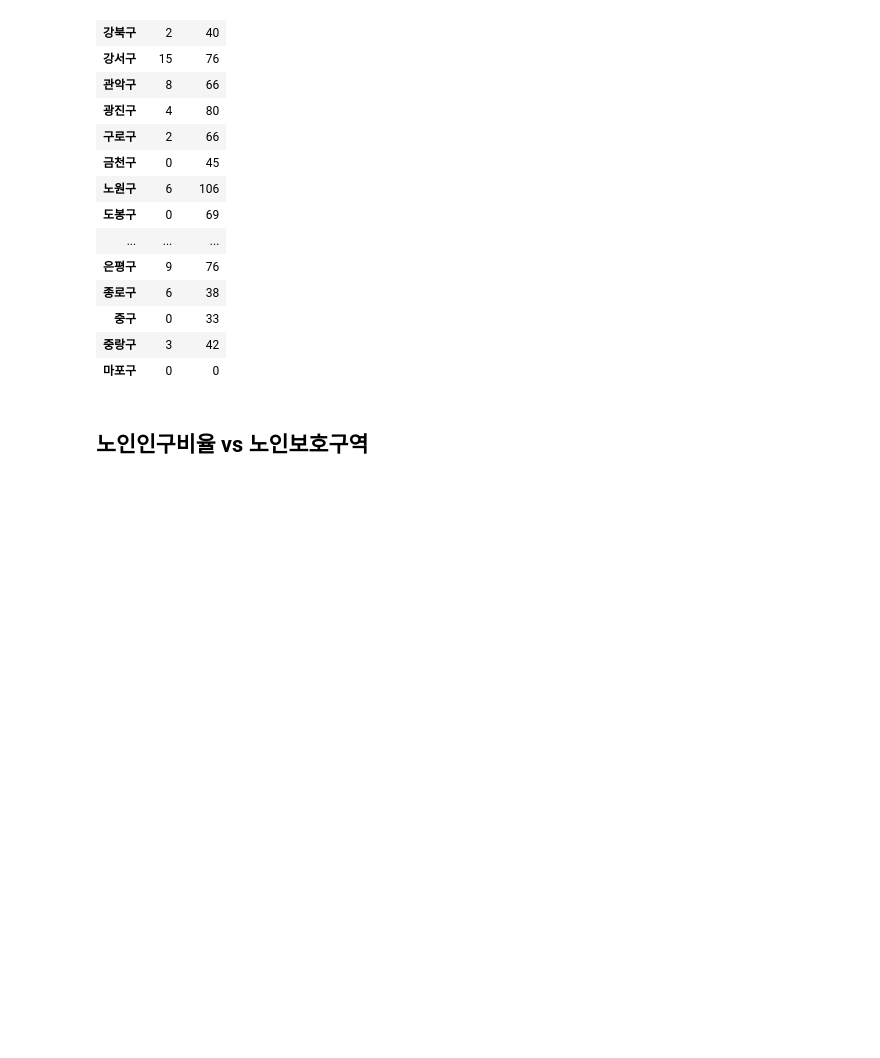
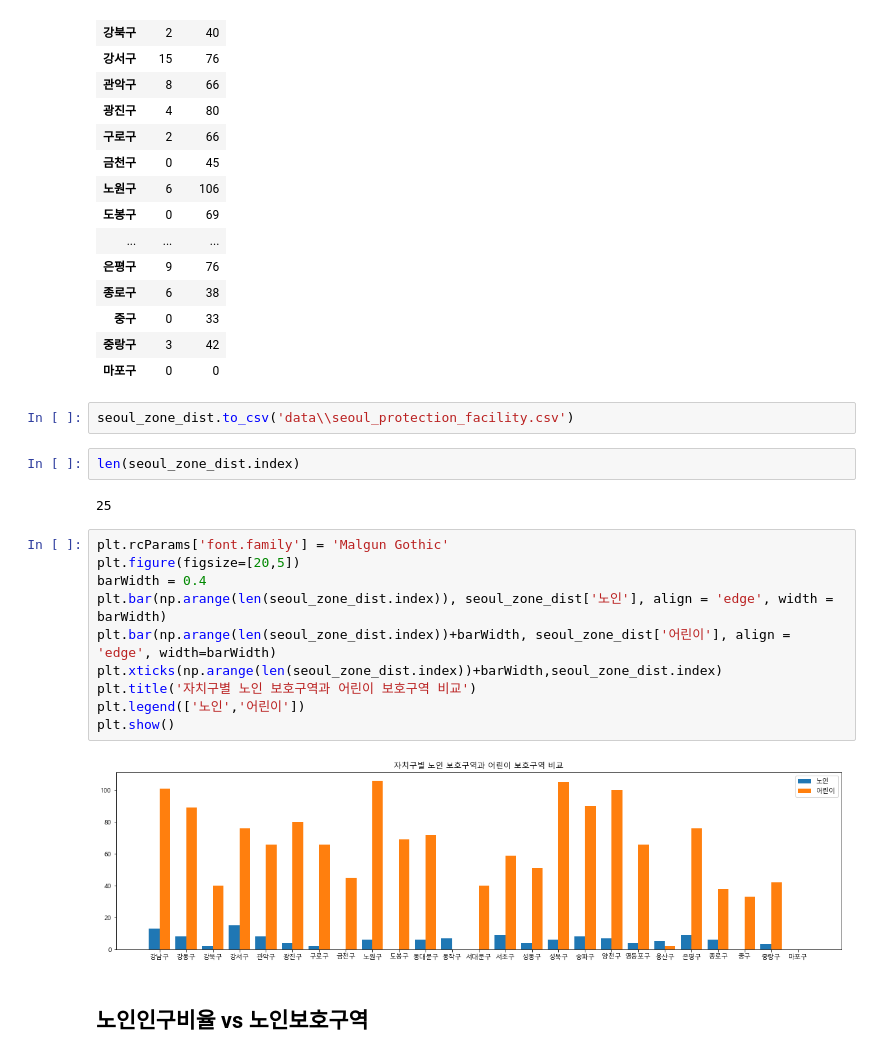
Before and after one commit to SwimmingHwang/data-visualization, a Jupyter notebook: 실버존-jw.ipynb, the cells around one changed output. Drawn from its saved outputs; the diff is of its cells as text; blank space fills up the shorter version.

```diff
--- a/실버존-jw.ipynb
+++ b/실버존-jw.ipynb
@@ -268,6 +268,24 @@ seoul_zone_dist
 | 중구 | 0 | 33 |
 | 중랑구 | 3 | 42 |
 | 마포구 | 0 | 0 |
+# %%
+seoul_zone_dist.to_csv('data\\seoul_protection_facility.csv')
+# %%
+len(seoul_zone_dist.index)
+# %% [output]
+25
+# %%
+plt.rcParams['font.family'] = 'Malgun Gothic'
+plt.figure(figsize=[20,5])
+barWidth = 0.4
+plt.bar(np.arange(len(seoul_zone_dist.index)), seoul_zone_dist['노인'], align = 'edge', width = barWidth)
+plt.bar(np.arange(len(seoul_zone_dist.index))+barWidth, seoul_zone_dist['어린이'], align = 'edge', width=barWidth)
+plt.xticks(np.arange(len(seoul_zone_dist.index))+barWidth,seoul_zone_dist.index)
+plt.title('자치구별 노인 보호구역과 어린이 보호구역 비교')
+plt.legend(['노인','어린이'])
+plt.show()
+# %% [output]
+[figure, added]
 # %% [markdown]
 ## 노인인구비율 vs 노인보호구역
 # %%
```
Also changed, not shown: parts of 9 cells of this notebook, 6 other files.
